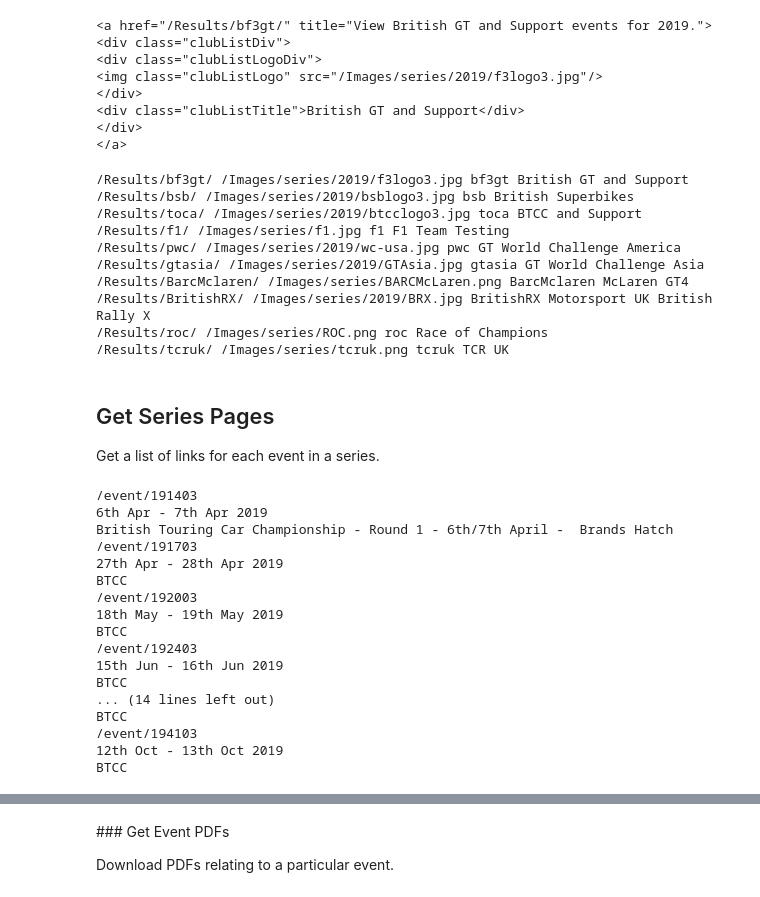
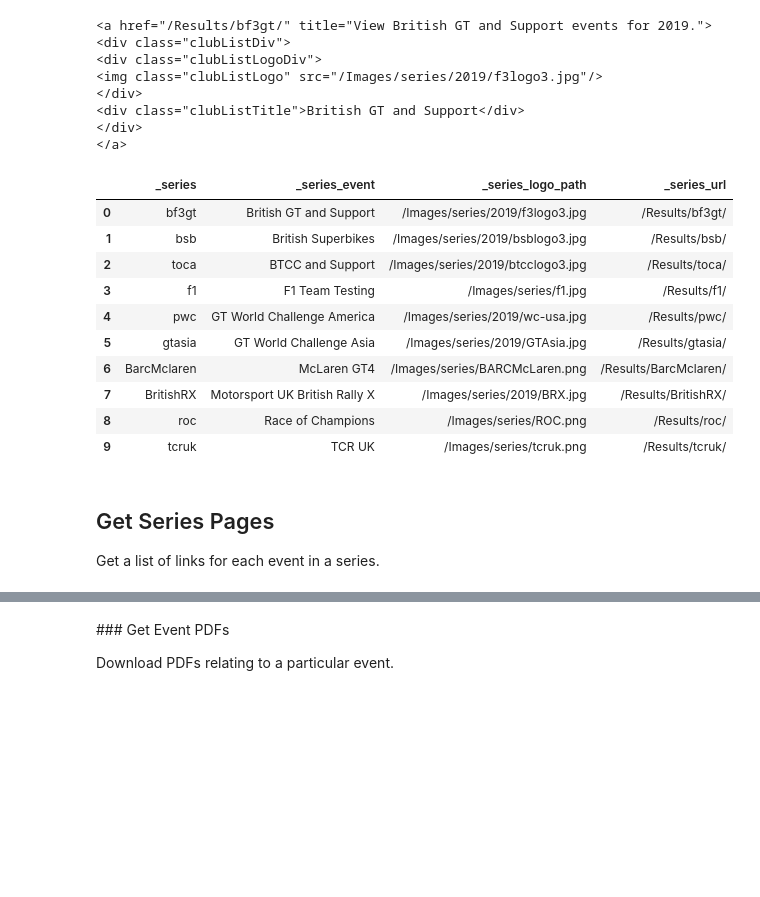
Before and after one commit to f1datajunkie/TSL, a Jupyter notebook: notebooks/TSL - BTCC Scraper.ipynb, the cells around one changed output, grey strips where cells are left out. Saved outputs shown, nothing was run; the diff lists cells and outputs as text; code cells hidden in the pictures; blank space fills up the shorter version.

```diff
--- a/notebooks/TSL - BTCC Scraper.ipynb
+++ b/notebooks/TSL - BTCC Scraper.ipynb
@@ -60,21 +64,38 @@ resultsseries[0]
 # %%
-for seriesresult in resultsseries:
-    _series_url = seriesresult['href']
-    _series = _series_url.strip('/').split('/')[-1]
-    _series_logo_path = seriesresult.find('img')['src']
-    _series_event = seriesresult.find('div',{'class':'clubListTitle'}).text
-    print(_series_url,_series_logo_path, _series, _series_event )
+def get_TSL_series(results_url='http://www.tsl-timing.com/Results'):
+
+    resultspage=requests.get(results_url)
+    resultssoup=BeautifulSoup(resultspage.content)
+
+    resultsseries=resultssoup.find('div',{'class':'clubListContainer'}).findAll('a')
+
+    _data = []
+    for seriesresult in resultsseries:
+        _series_url = seriesresult['href']
+        _series = _series_url.strip('/').split('/')[-1]
+        _series_logo_path = seriesresult.find('img')['src']
+        _series_event = seriesresult.find('div',{'class':'clubListTitle'}).text
+        #print(_series_url,_series_logo_path, _series, _series_event )
+        _data.append({'_series_url':_series_url,
+                      '_series_logo_path':_series_logo_path,
+                      '_series':_series,
+                      '_series_event':_series_event})
+
+    return pd.DataFrame( _data )
+
+get_TSL_series()
 # %% [output]
-/Results/bf3gt/ /Images/series/2019/f3logo3.jpg bf3gt British GT and Support
-/Results/bsb/ /Images/series/2019/bsblogo3.jpg bsb British Superbikes
-/Results/toca/ /Images/series/2019/btcclogo3.jpg toca BTCC and Support
-/Results/f1/ /Images/series/f1.jpg f1 F1 Team Testing
-/Results/pwc/ /Images/series/2019/wc-usa.jpg pwc GT World Challenge America
-/Results/gtasia/ /Images/series/2019/GTAsia.jpg gtasia GT World Challenge Asia
-/Results/BarcMclaren/ /Images/series/BARCMcLaren.png BarcMclaren McLaren GT4
-/Results/BritishRX/ /Images/series/2019/BRX.jpg BritishRX Motorsport UK British Rally X
-/Results/roc/ /Images/series/ROC.png roc Race of Champions
-/Results/tcruk/ /Images/series/tcruk.png tcruk TCR UK
+|  | _series | _series_event | _series_logo_path | _series_url |
+| 0 | bf3gt | British GT and Support | /Images/series/2019/f3logo3.jpg | /Results/bf3gt/ |
+| 1 | bsb | British Superbikes | /Images/series/2019/bsblogo3.jpg | /Results/bsb/ |
+| 2 | toca | BTCC and Support | /Images/series/2019/btcclogo3.jpg | /Results/toca/ |
+| 3 | f1 | F1 Team Testing | /Images/series/f1.jpg | /Results/f1/ |
+| 4 | pwc | GT World Challenge America | /Images/series/2019/wc-usa.jpg | /Results/pwc/ |
+| 5 | gtasia | GT World Challenge Asia | /Images/series/2019/GTAsia.jpg | /Results/gtasia/ |
+| 6 | BarcMclaren | McLaren GT4 | /Images/series/BARCMcLaren.png | /Results/BarcMclaren/ |
+| 7 | BritishRX | Motorsport UK British Rally X | /Images/series/2019/BRX.jpg | /Results/BritishRX/ |
+| 8 | roc | Race of Champions | /Images/series/ROC.png | /Results/roc/ |
+| 9 | tcruk | TCR UK | /Images/series/tcruk.png | /Results/tcruk/ |
 # %% [markdown]
 ## Get Series Pages
 
@@ -85,25 +102,0 @@ seriessoup=BeautifulSoup(seriespage.content)
-# %%
-seriesevents=seriessoup.find('div',{'id':'races'}).findAll('a')
-
-for seriesevent in seriesevents:
-    _event_url = seriesevent['href']
-    _event = seriesevent.find('div',{'class':'clubEventText'}).text
-    print(_event_url, _event)
-# %% [output]
-/event/191403
-6th Apr - 7th Apr 2019
-British Touring Car Championship - Round 1 - 6th/7th April -  Brands Hatch
-/event/191703
-27th Apr - 28th Apr 2019
-BTCC
-/event/192003
-18th May - 19th May 2019
-BTCC
-/event/192403
-15th Jun - 16th Jun 2019
-BTCC
-... (14 lines left out)
-BTCC
-/event/194103
-12th Oct - 13th Oct 2019
-BTCC
```
Also changed, not shown: parts of 10 cells of this notebook, 1 other file.
